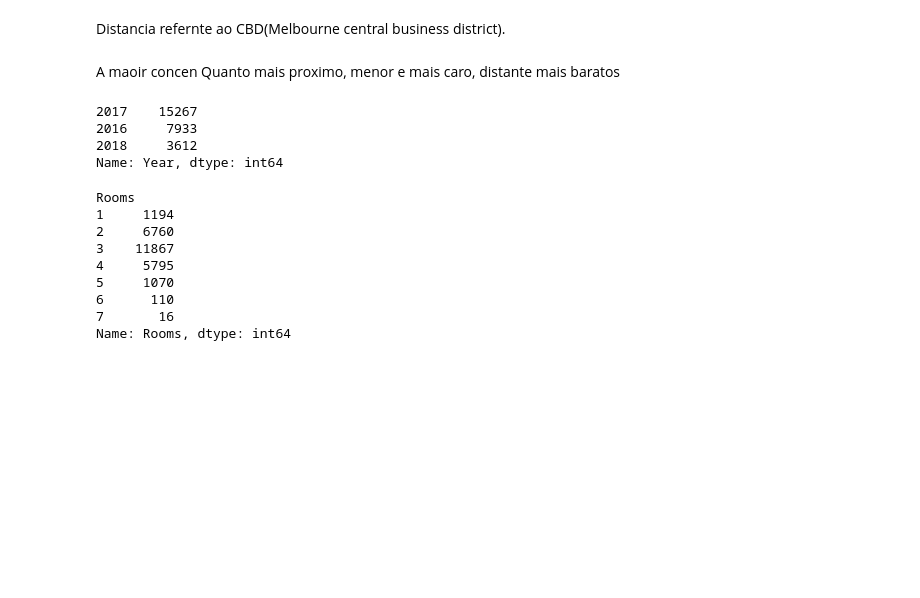
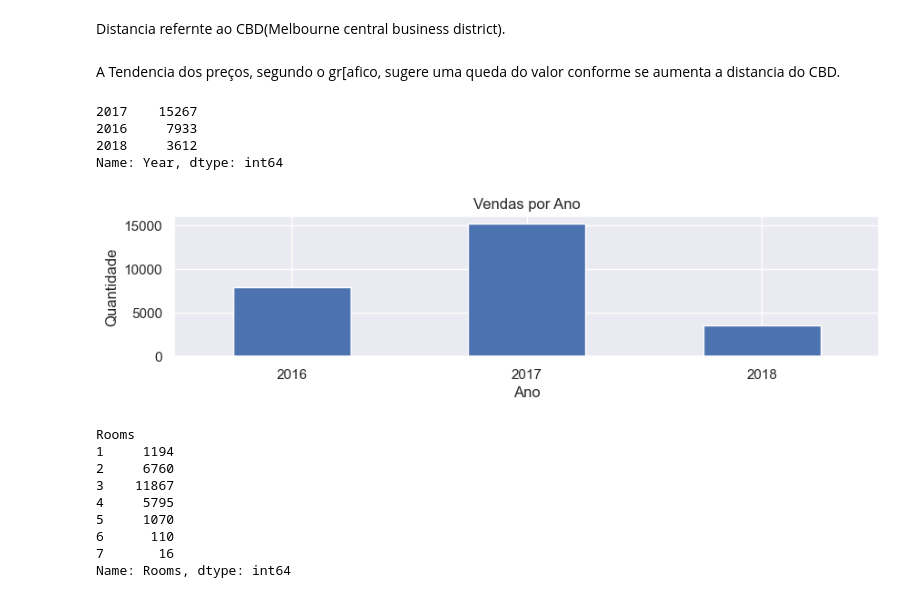
Before and after one commit to Riguini/Melbourne-Housing-Snapshot, a Jupyter notebook: Notebooks/Melbourne_Housing_Dataset.ipynb, the cells around one changed output. Drawn from its saved outputs; the diff is of its cells as text; code cells hidden in the pictures; blank space fills up the shorter version.

```diff
--- a/Notebooks/Melbourne_Housing_Dataset.ipynb
+++ b/Notebooks/Melbourne_Housing_Dataset.ipynb
@@ -553,7 +571,7 @@ sns.lmplot(x="Distance", y="Price", data=df, x_estimator=np.median, height=5, as
 # %% [markdown]
 Distancia refernte ao CBD(Melbourne central business district).
-# %% [markdown]
-A maoir concen Quanto mais proximo, menor e mais caro, distante mais baratos
+# %% [markdown]
+A Tendencia dos preços, segundo o gr[afico, sugere uma queda do valor conforme se aumenta a distancia do CBD.
 # %%
 df["Year"].value_counts()
 # %% [output]
@@ -561,6 +579,16 @@ df["Year"].value_counts()
 2016     7933
 2018     3612
 Name: Year, dtype: int64
+# %%
+anos_vendas = pd.Series([7933, 15267, 3612], index=[2016, 2017, 2018])
+anos_vendas.plot(kind='bar')
+plt.title('Vendas por Ano')
+plt.xticks(rotation=0)
+plt.xlabel('Ano')
+plt.ylabel('Quantidade')
+plt.show()
+# %% [output]
+[figure, added]
 # %%
 df.groupby(['Rooms'])['Rooms'].count()
 # %% [output]
```
Also changed, not shown: parts of 39 cells of this notebook.
